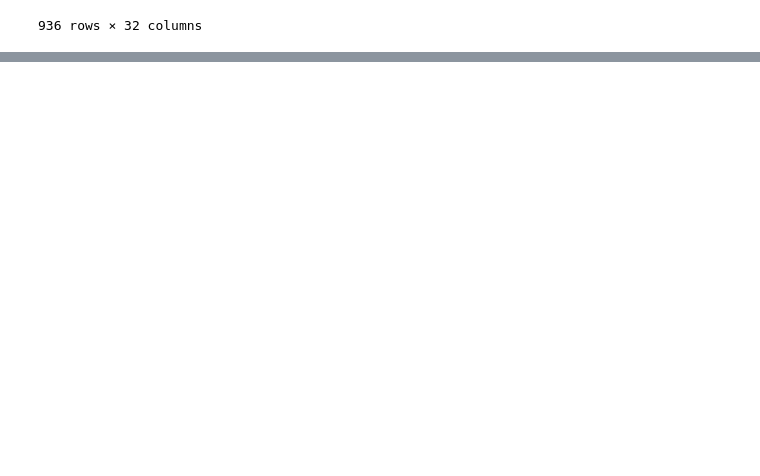
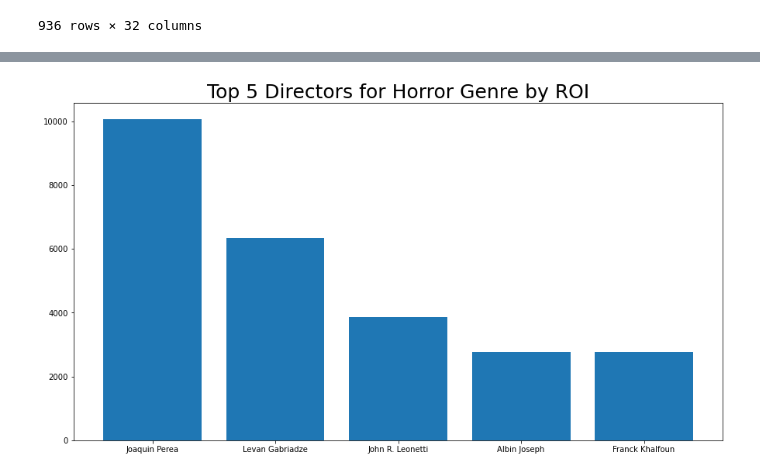
Before and after one commit to bc0119/project, a Jupyter notebook: dsc-phase-1-project-v2-4-master/student.ipynb, the cells around one changed output, grey strips where cells are left out. Drawn from its saved outputs; the diff is of its cells as text; code cells hidden in the pictures; blank space fills up the shorter version.

```diff
--- a/dsc-phase-1-project-v2-4-master/student.ipynb
+++ b/dsc-phase-1-project-v2-4-master/student.ipynb
@@ -567,0 +668,14 @@ len(groups)
+# %%
+horror = directors_ROI[directors_ROI.Horror == 1]
+top_horror_directors = horror.groupby(['director']).mean()['ROI_worldwide'].sort_values(ascending=False)[0:5]
+# %%
+fig, ax = plt.subplots(figsize=(15,8))
+
+ax.bar(range(len(top_horror_directors)), top_horror_directors)
+ax.set_xticks(range(len(top_horror_directors)))
+ax.set_xticklabels(top_horror_directors.index, fontsize=10)
+ax.set_title("Top 5 Directors for Horror Genre by ROI", fontsize=25)
+
+plt.show()
+# %% [output]
+[figure, added]
```
Also changed, not shown: parts of 67 cells of this notebook.
